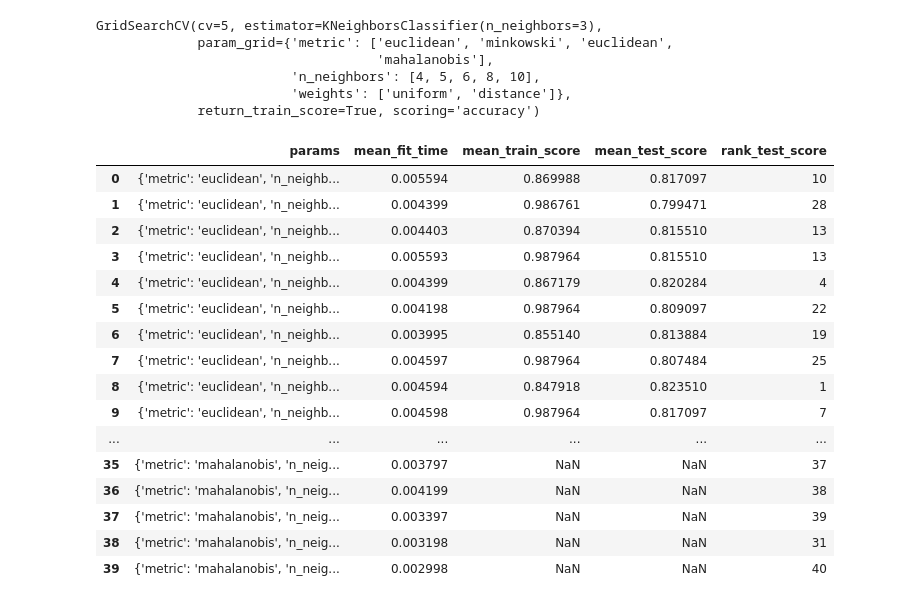
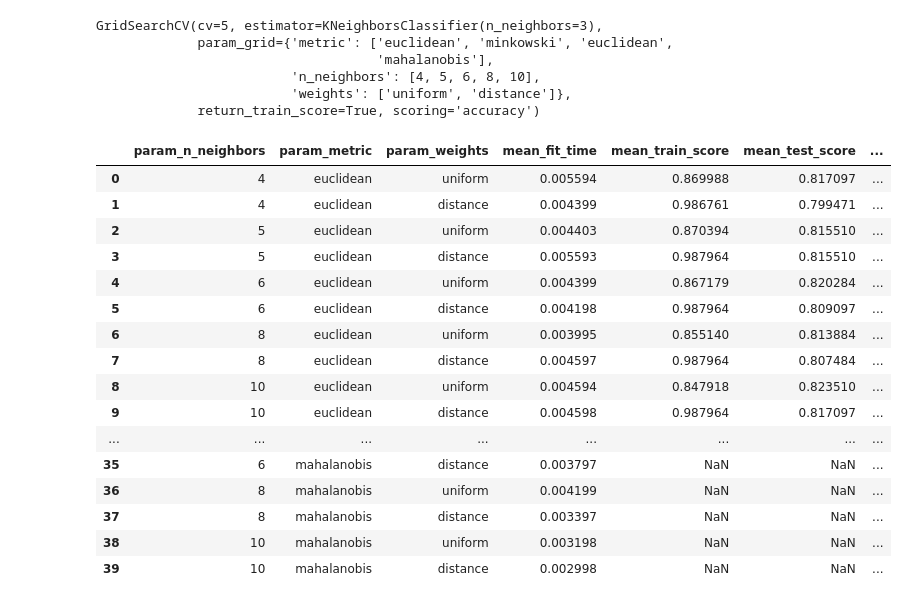
Before and after one commit to ksclown/How-to-use-GUI-in-Colab, a Jupyter notebook: [ML] Modeling(KNN).ipynb, the cells around one changed output. Saved outputs shown, nothing was run; the diff lists cells and outputs as text; code cells hidden in the pictures.

```diff
--- a/[ML] Modeling(KNN).ipynb
+++ b/[ML] Modeling(KNN).ipynb
@@ -239,26 +239,26 @@ GridSearchCV(cv=5, estimator=KNeighborsClassifier(n_neighbors=3),
 # %%
 # 데이터 프레임으로 받음
 grid_result_df = pd.DataFrame(grid_cv.cv_results_)
 
 # 필요한 칼럼만 가져와서 보기
-grid_result_df[["params", "mean_fit_time", "mean_train_score", "mean_test_score", "rank_test_score"]]
+grid_result_df[["param_n_neighbors", "param_metric",  "param_weights", "mean_fit_time", "mean_train_score", "mean_test_score", "rank_test_score", ]]
 
 ## 그나마 인데스 번호 18, 28일때 가장 좋음
 # %% [output]
-|  | params | mean_fit_time | mean_train_score | mean_test_score | rank_test_score |
-| 0 | {'metric': 'euclidean', 'n_neighb... | 0.005594 | 0.869988 | 0.817097 | 10 |
-| 1 | {'metric': 'euclidean', 'n_neighb... | 0.004399 | 0.986761 | 0.799471 | 28 |
-| 2 | {'metric': 'euclidean', 'n_neighb... | 0.004403 | 0.870394 | 0.815510 | 13 |
-| 3 | {'metric': 'euclidean', 'n_neighb... | 0.005593 | 0.987964 | 0.815510 | 13 |
-| 4 | {'metric': 'euclidean', 'n_neighb... | 0.004399 | 0.867179 | 0.820284 | 4 |
-| 5 | {'metric': 'euclidean', 'n_neighb... | 0.004198 | 0.987964 | 0.809097 | 22 |
-| 6 | {'metric': 'euclidean', 'n_neighb... | 0.003995 | 0.855140 | 0.813884 | 19 |
-| 7 | {'metric': 'euclidean', 'n_neighb... | 0.004597 | 0.987964 | 0.807484 | 25 |
-| 8 | {'metric': 'euclidean', 'n_neighb... | 0.004594 | 0.847918 | 0.823510 | 1 |
-| 9 | {'metric': 'euclidean', 'n_neighb... | 0.004598 | 0.987964 | 0.817097 | 7 |
-| ... | ... | ... | ... | ... | ... |
-| 35 | {'metric': 'mahalanobis', 'n_neig... | 0.003797 | NaN | NaN | 37 |
-| 36 | {'metric': 'mahalanobis', 'n_neig... | 0.004199 | NaN | NaN | 38 |
-| 37 | {'metric': 'mahalanobis', 'n_neig... | 0.003397 | NaN | NaN | 39 |
-| 38 | {'metric': 'mahalanobis', 'n_neig... | 0.003198 | NaN | NaN | 31 |
-| 39 | {'metric': 'mahalanobis', 'n_neig... | 0.002998 | NaN | NaN | 40 |
+|  | param_n_neighbors | param_metric | param_weights | mean_fit_time | mean_train_score | mean_test_score | ... |
+| 0 | 4 | euclidean | uniform | 0.005594 | 0.869988 | 0.817097 | ... |
+| 1 | 4 | euclidean | distance | 0.004399 | 0.986761 | 0.799471 | ... |
+| 2 | 5 | euclidean | uniform | 0.004403 | 0.870394 | 0.815510 | ... |
+| 3 | 5 | euclidean | distance | 0.005593 | 0.987964 | 0.815510 | ... |
+| 4 | 6 | euclidean | uniform | 0.004399 | 0.867179 | 0.820284 | ... |
+| 5 | 6 | euclidean | distance | 0.004198 | 0.987964 | 0.809097 | ... |
+| 6 | 8 | euclidean | uniform | 0.003995 | 0.855140 | 0.813884 | ... |
+| 7 | 8 | euclidean | distance | 0.004597 | 0.987964 | 0.807484 | ... |
+| 8 | 10 | euclidean | uniform | 0.004594 | 0.847918 | 0.823510 | ... |
+| 9 | 10 | euclidean | distance | 0.004598 | 0.987964 | 0.817097 | ... |
+| ... | ... | ... | ... | ... | ... | ... | ... |
+| 35 | 6 | mahalanobis | distance | 0.003797 | NaN | NaN | ... |
+| 36 | 8 | mahalanobis | uniform | 0.004199 | NaN | NaN | ... |
+| 37 | 8 | mahalanobis | distance | 0.003397 | NaN | NaN | ... |
+| 38 | 10 | mahalanobis | uniform | 0.003198 | NaN | NaN | ... |
+| 39 | 10 | mahalanobis | distance | 0.002998 | NaN | NaN | ... |
```
Also changed, not shown: parts of 1 cell of this notebook, 2 other files.
